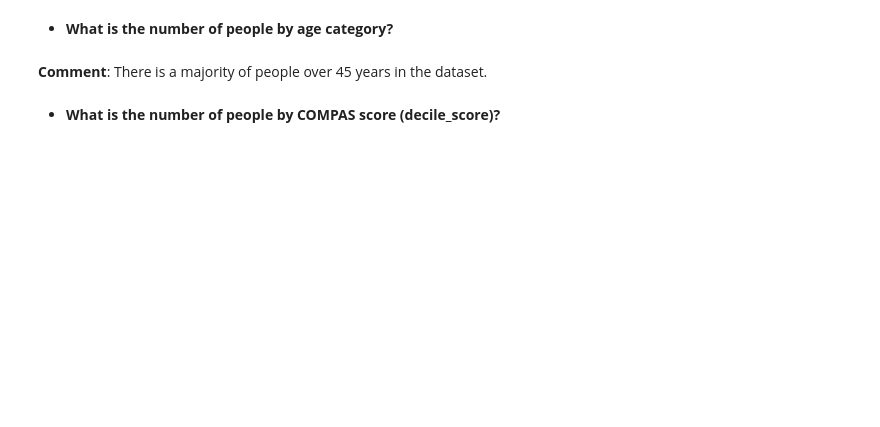
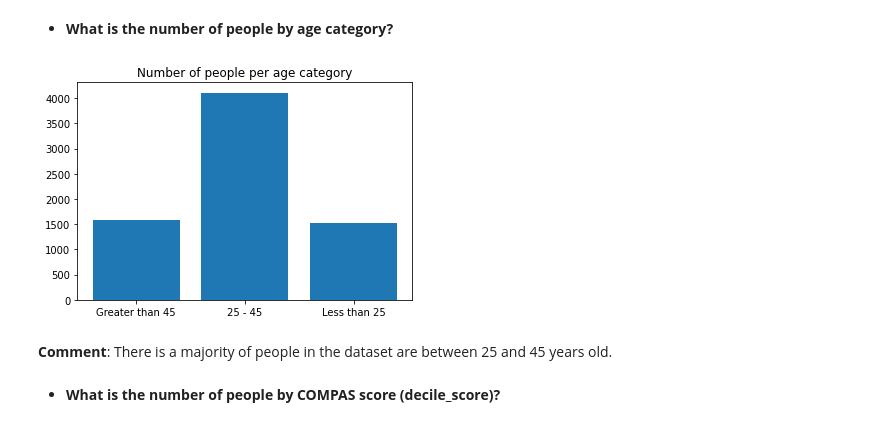
Before and after one commit to GuilhermeGPGil/ProPublica-COMPAS-Dataset-Analysis, a Jupyter notebook: Proj.ipynb, the cells around one changed output. Cells and saved outputs as stored; diff of their text form; code cells hidden in the pictures; blank space fills up the shorter version.

Commit message:
updated graphs

```diff
--- a/Proj.ipynb
+++ b/Proj.ipynb
@@ -149,11 +142,14 @@ df["race"].unique().tolist()
 - **What is the number of people by age category?**
 # %%
 age_cat_names = list(df["age_cat"].unique().tolist())
-age_cat_size = list(df.groupby("age_cat").size())
+age_cat_size = list(df.groupby(["age_cat"], sort=False).size())
 plt.bar(age_cat_names, age_cat_size)
+plt.title("Number of people per age category")
 plt.show()
+# %% [output]
+[figure, added]
 # %% [markdown]
-**Comment**: There is a majority of people over 45 years in the dataset.
+**Comment**: There is a majority of people in the dataset are between 25 and 45 years old.
 # %% [markdown]
 - **What is the number of people by COMPAS score (decile_score)?**
 # %%
```
Also changed, not shown: parts of 26 cells of this notebook.
